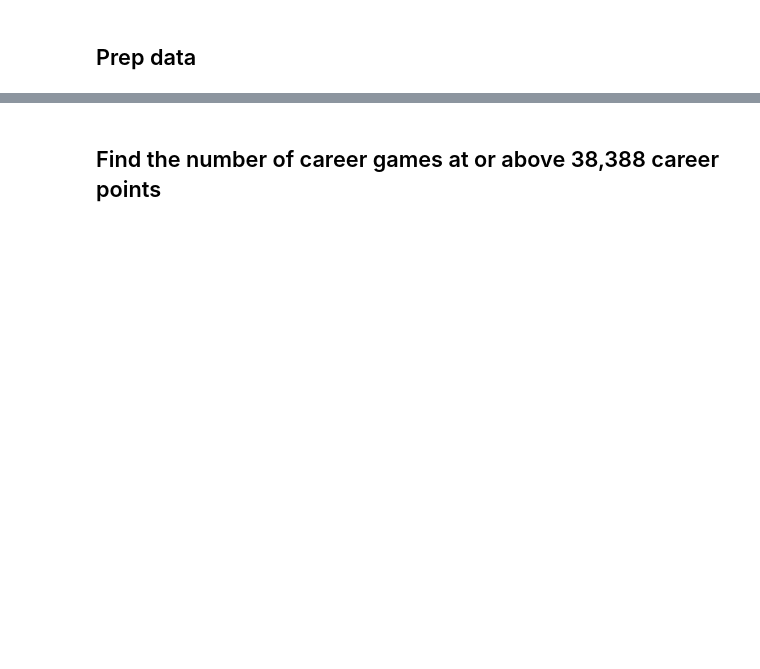
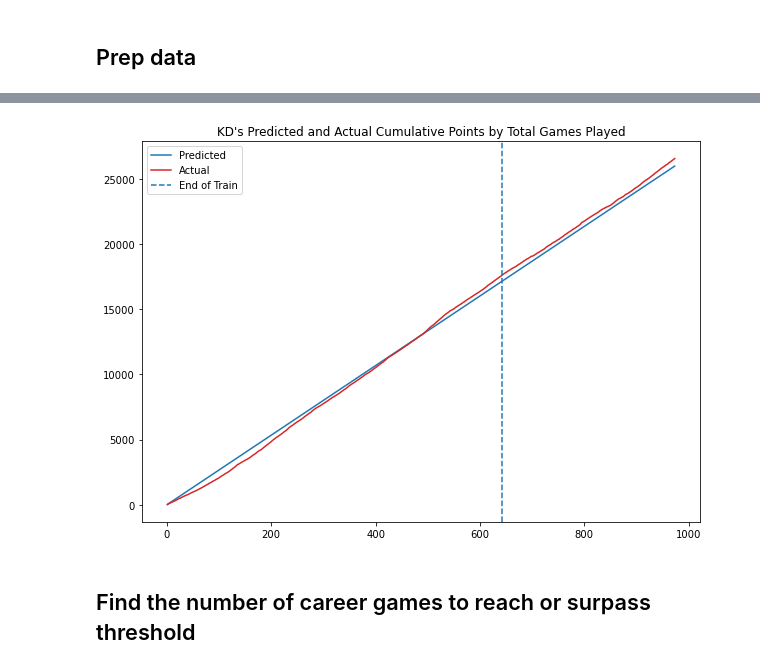
Before and after one commit to aaronengland/nba_scoring_analysis, a Jupyter notebook: nba_scoring_analysis.ipynb, the cells around one changed output, grey strips where cells are left out. Cells and saved outputs as stored; diff of their text form; code cells hidden in the pictures; blank space fills up the shorter version.

```diff
--- a/nba_scoring_analysis.ipynb
+++ b/nba_scoring_analysis.ipynb
@@ -29,0 +97,16 @@ def get_table(str_url):
+# %%
+# train-test split
+def train_test_split(df, flt_prop_train=0.66, bool_verbose=True):
+    int_n_rows_all = df.shape[0]
+    int_n_rows_train = round(int_n_rows_all * flt_prop_train)
+    df_train = df.copy().iloc[:int_n_rows_train, :]
+    df_test = df.copy().iloc[int_n_rows_train:, :]
+    # messages
+    if bool_verbose:
+        print(f'There are {int_n_rows_all} rows in df')
+        print(f'There are {int_n_rows_train} rows in df_train')
+        print(f'There are {df_test.shape[0]} rows in df_test')
+    else:
+        pass
+    # return
+    return df_train, df_test
@@ -226,14 +388,16 @@ pprint(dict_eval_metrics)
 # %%
 fig, ax = plt.subplots(figsize=(10,7))
 y_hat = list_predictions_train + list_predictions_test
-ax.set_title(f'Predicted and Actual Cumulative Points by Total Games Played ({str_player})')
-ax.plot(df['total_games_played'], y_hat, color='tab:blue', label='Predicted') # predicted
-ax.plot(df['total_games_played'], df[str_target], color='tab:red', label='Actual') # actual
-ax.axvline(np.max(df_train['total_games_played']), linestyle='--', label='End of Train') # end of training data
+ax.set_title(f"{str_player}'s Predicted and Actual Cumulative Points by Total Games Played")
+ax.plot(df[str_predictor], y_hat, color='tab:blue', label='Predicted') # predicted
+ax.plot(df[str_predictor], df[str_target], color='tab:red', label='Actual') # actual
+ax.axvline(np.max(df_train[str_predictor]), linestyle='--', label='End of Train') # end of training data
 plt.legend()
 str_filename = 'plt_y_hat.png'
 str_local_path = f'{str_dirname_output}/{str_filename}'
 plt.savefig(str_local_path, bbox_inches='tight')
 plt.show()
+# %% [output]
+[figure, added]
 # %% [markdown]
-## Find the number of career games at or above 38,388 career points
+## Find the number of career games to reach or surpass threshold
```
Also changed, not shown: parts of 32 cells of this notebook, 6 other files.
